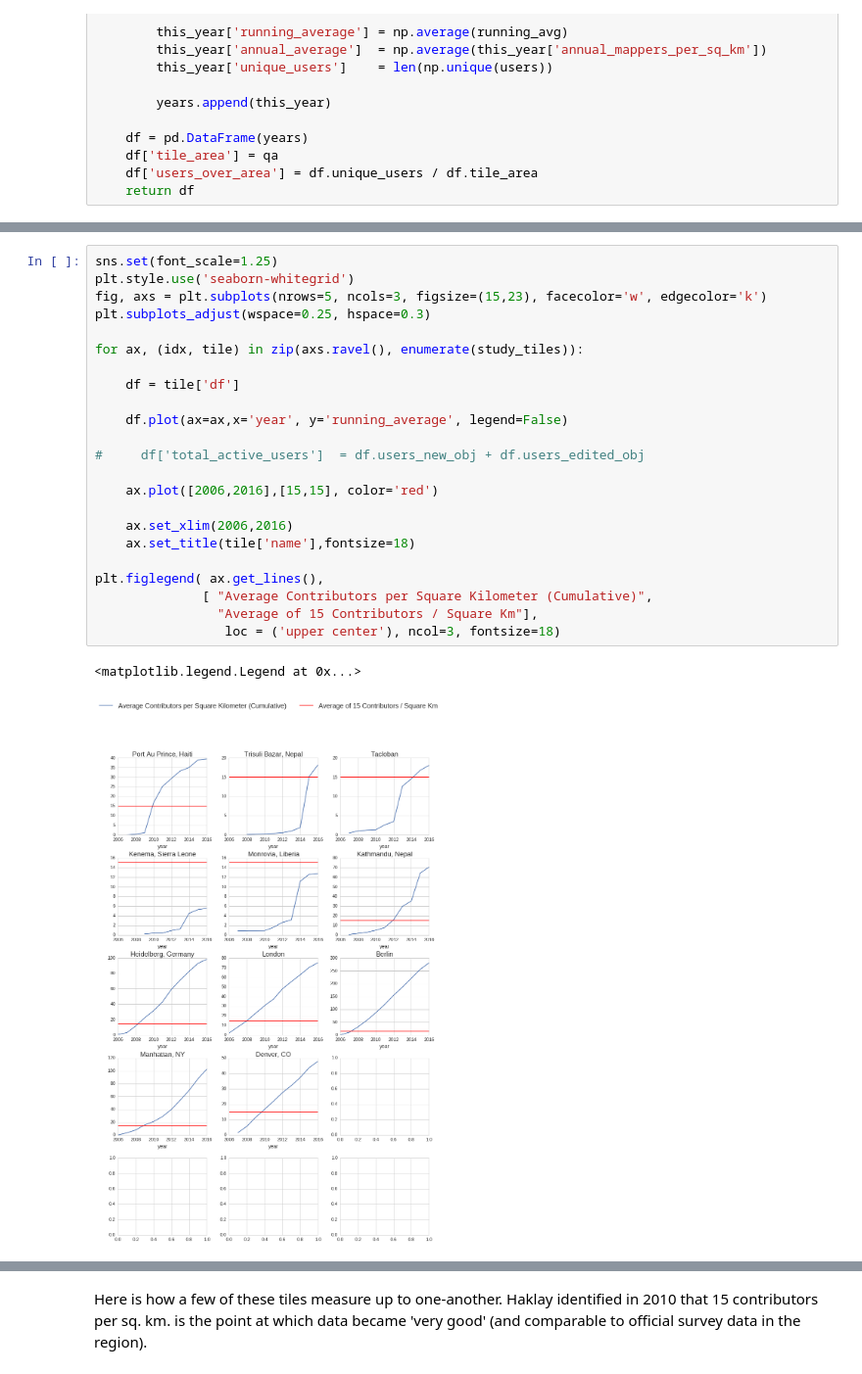
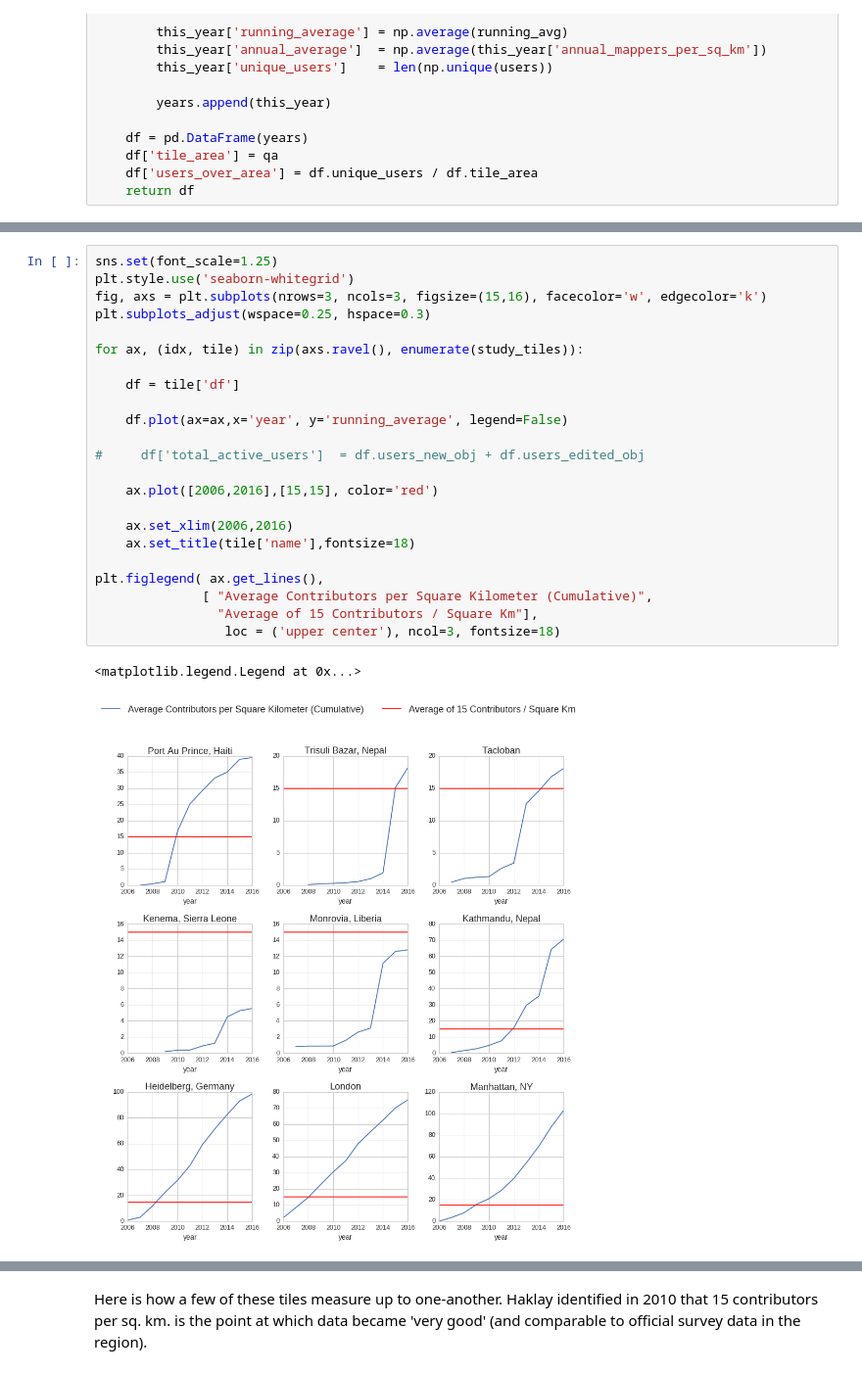
Before and after one commit to jenningsanderson/contributor-centric-qa, a Jupyter notebook: Metric 1 - Contributor Density Per Sq Km.ipynb, the cells around one changed output, grey strips where cells are left out. Shown at 98% size. Saved outputs shown, nothing was run; the diff lists cells and outputs as text.

```diff
--- a/Metric 1 - Contributor Density Per Sq Km.ipynb
+++ b/Metric 1 - Contributor Density Per Sq Km.ipynb
@@ -89,29 +87,29 @@ for tile in study_tiles:
 # %%
 sns.set(font_scale=1.25)
 plt.style.use('seaborn-whitegrid')
-fig, axs = plt.subplots(nrows=5, ncols=3, figsize=(15,23), facecolor='w', edgecolor='k')
+fig, axs = plt.subplots(nrows=3, ncols=3, figsize=(15,16), facecolor='w', edgecolor='k')
 plt.subplots_adjust(wspace=0.25, hspace=0.3)
 
 for ax, (idx, tile) in zip(axs.ravel(), enumerate(study_tiles)):
 
     df = tile['df']
 
     df.plot(ax=ax,x='year', y='running_average', legend=False)
 
 #     df['total_active_users']  = df.users_new_obj + df.users_edited_obj
 
     ax.plot([2006,2016],[15,15], color='red')
 
     ax.set_xlim(2006,2016)
     ax.set_title(tile['name'],fontsize=18)
 
 plt.figlegend( ax.get_lines(),
               [ "Average Contributors per Square Kilometer (Cumulative)",
                 "Average of 15 Contributors / Square Km"],
                  loc = ('upper center'), ncol=3, fontsize=18)
 # %% [output]
 <matplotlib.legend.Legend at 0x...>
-[figure, old version]
+[figure, new version]
 # %% [markdown]
 ## Interpretation
 
```
Also changed, not shown: parts of 10 cells of this notebook, 2 other files.
